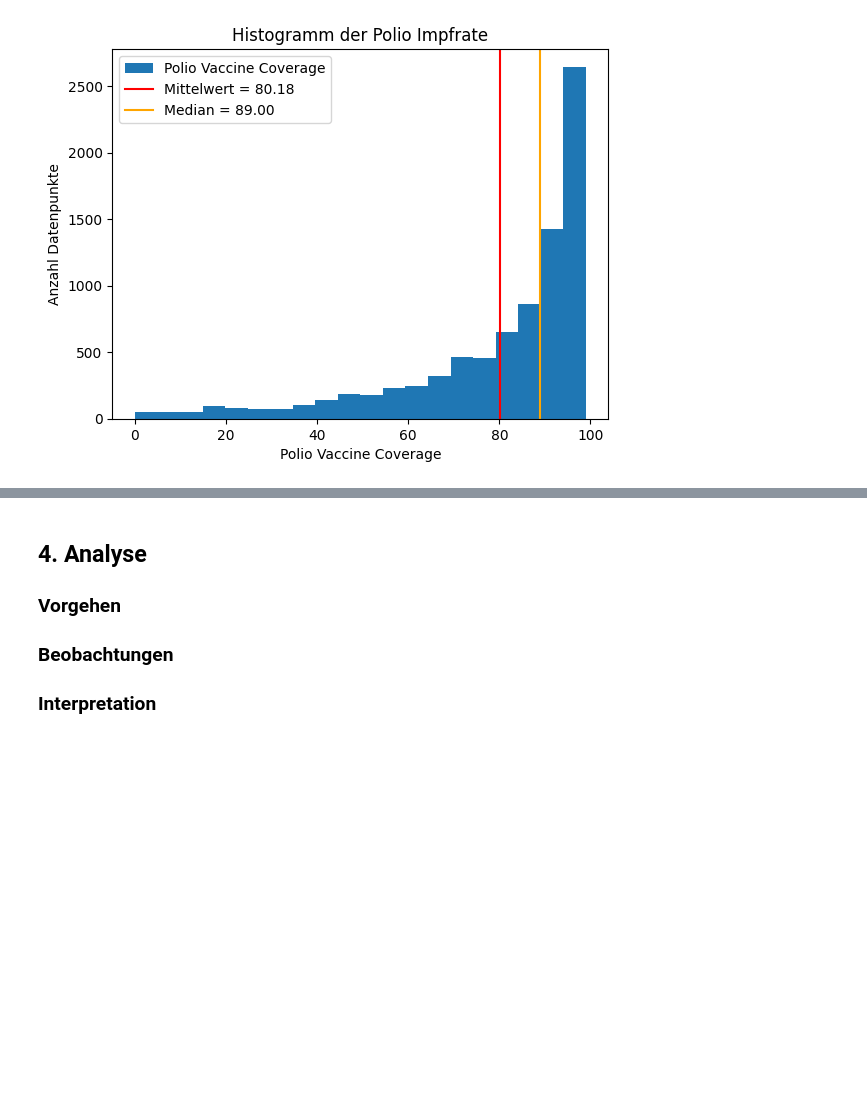
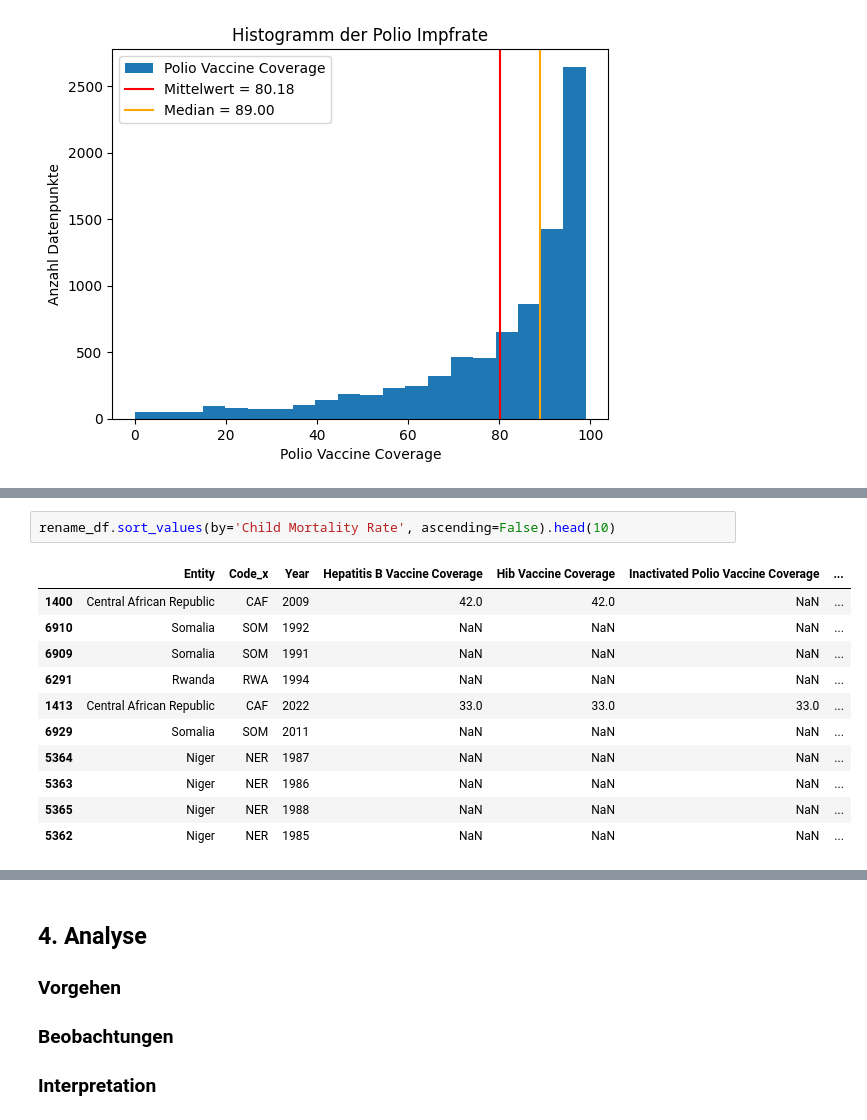
Before and after one commit to gandlea/LN-2-HS2025, a Jupyter notebook: Leistungsnachweis.ipynb, the cells around one changed output, grey strips where cells are left out. Cells and saved outputs as stored; diff of their text form; blank space fills up the shorter version.

```diff
--- a/Leistungsnachweis.ipynb
+++ b/Leistungsnachweis.ipynb
@@ -378,0 +419,14 @@ g.legend()
+# %%
+rename_df.sort_values(by='Child Mortality Rate', ascending=False).head(10)
+# %% [output]
+|  | Entity | Code_x | Year | Hepatitis B Vaccine Coverage | Hib Vaccine Coverage | Inactivated Polio Vaccine Coverage | ... |
+| 1400 | Central African Republic | CAF | 2009 | 42.0 | 42.0 | NaN | ... |
+| 6910 | Somalia | SOM | 1992 | NaN | NaN | NaN | ... |
+| 6909 | Somalia | SOM | 1991 | NaN | NaN | NaN | ... |
+| 6291 | Rwanda | RWA | 1994 | NaN | NaN | NaN | ... |
+| 1413 | Central African Republic | CAF | 2022 | 33.0 | 33.0 | 33.0 | ... |
+| 6929 | Somalia | SOM | 2011 | NaN | NaN | NaN | ... |
+| 5364 | Niger | NER | 1987 | NaN | NaN | NaN | ... |
+| 5363 | Niger | NER | 1986 | NaN | NaN | NaN | ... |
+| 5365 | Niger | NER | 1988 | NaN | NaN | NaN | ... |
+| 5362 | Niger | NER | 1985 | NaN | NaN | NaN | ... |
```
Also changed, not shown: parts of 10 cells of this notebook, 1 other file.
